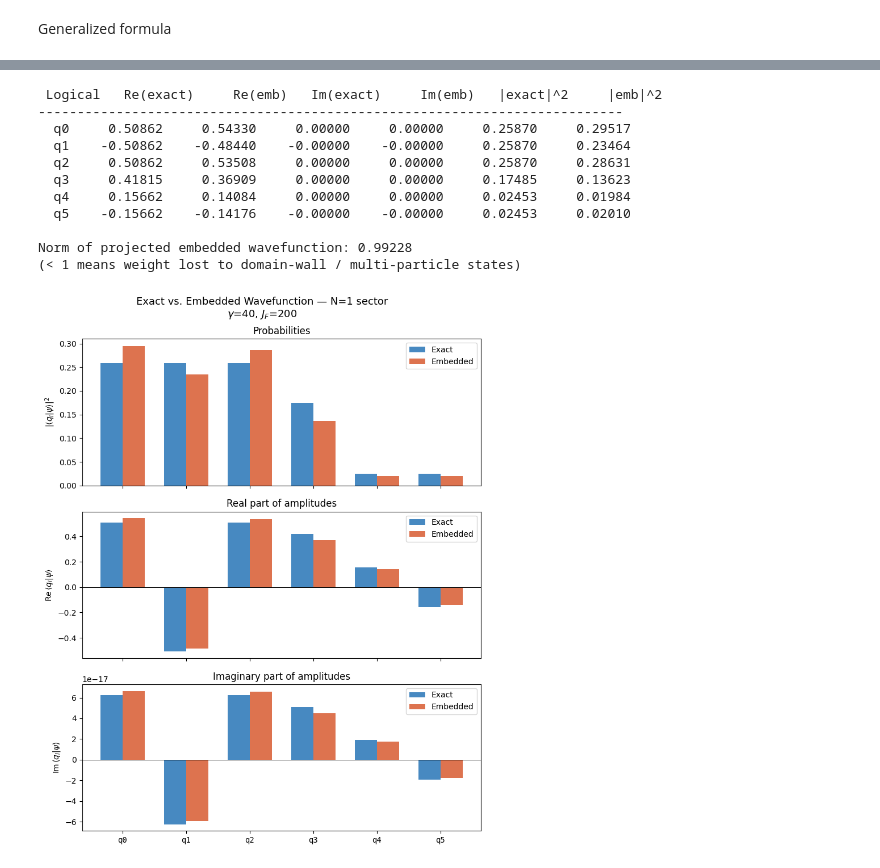
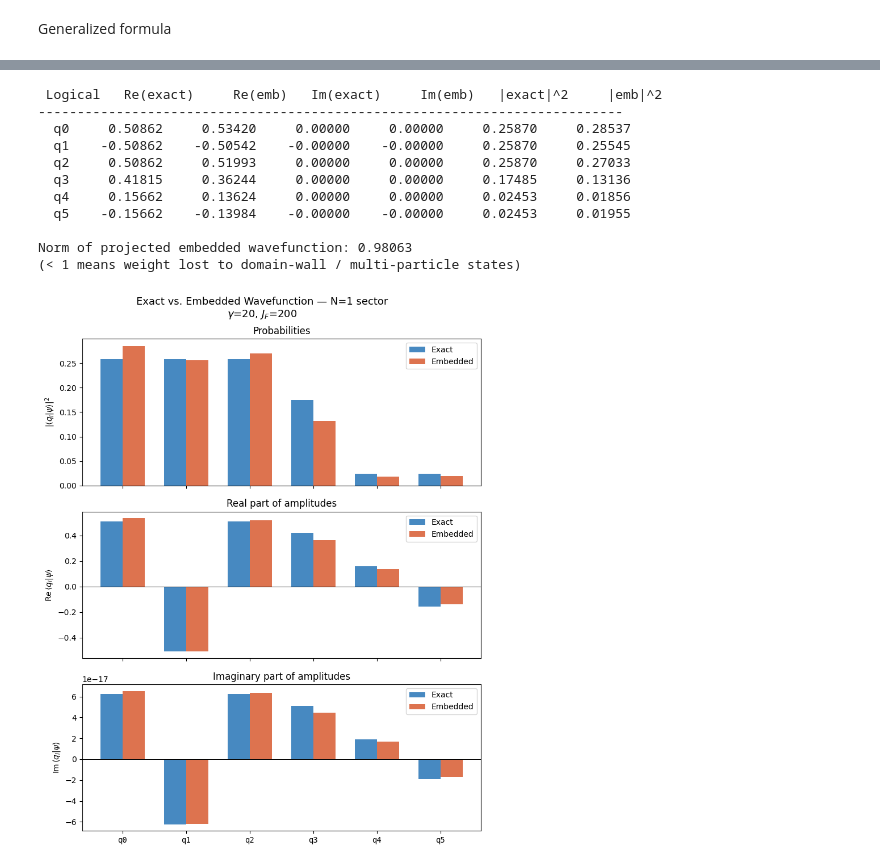
Before and after one commit to emacosta95/Gadget4NSMForQuantumSimulators, a Jupyter notebook: DWAVEembedding.ipynb, the cells around one changed output, grey strips where cells are left out. Drawn from its saved outputs; the diff is of its cells as text; code cells hidden in the pictures.

Commit message:
numerically the method works when we encode the o18, we need to test the case with larger qubit chains

```diff
--- a/DWAVEembedding.ipynb
+++ b/DWAVEembedding.ipynb
@@ -516,7 +516,7 @@ from ManyBodyQutip.qutip_class import SpinOperator, SpinHamiltonian
 import numpy as np
 from collections import defaultdict
 
-gamma = 40
+gamma = 20
 J_F = 200
 n_physical = 8
 N_tot = 1
@@ -602,6 +602,7 @@ for logical in range(6):
 H_diagonal = 0.0
 for logical, chain in chains.items():
     k = len(chain)
+    print(f"Logical qubit {logical} has chain {chain} with length {k}")
     eps = diagonal_elements[logical] / (gamma * k)
     for phys in chain:
         H_diagonal += SpinOperator(
@@ -616,14 +617,9 @@ H_constraint = hamiltonian_zz + hamiltonian_z + gamma * (N_tot**2) * identity
 H_ferro = 0.0
 for a, b in intra_edges:
     H_ferro += SpinOperator(
-        [("qz", a, "qz", b)], coupling=[-4 * J_F], size=n_physical, verbose=0
+        [("z", a, "z", b)], coupling=[-J_F], size=n_physical, verbose=0
     ).qutip_op
-    H_ferro += SpinOperator(
-        [("qz", a)], coupling=[2 * J_F], size=n_physical, verbose=0
-    ).qutip_op
-    H_ferro += SpinOperator(
-        [("qz", b)], coupling=[2 * J_F], size=n_physical, verbose=0
-    ).qutip_op
+
     H_ferro += (-J_F) * identity
 
 
@@ -841,12 +837,14 @@ d_phys = np.zeros(n_physical)
 for logical, chain in chains.items():
     k = len(chain)
     d_logical = d_opt[logical] / np.sqrt(2)
-    magnitude = (np.abs(d_logical) ** (1 / k)) * (J_F ** ((k - 1) / k))
+    magnitude = (np.abs(d_logical) ** (1 / k)) * ((J_F) ** ((k - 1) / k))
     for i, phys in enumerate(chain):
-        if i == 0:
+        if k == 1:
+            d_phys[phys] = d_logical  # no perturbation, keep sign directly
+        elif i < k - 1:
             d_phys[phys] = +magnitude
         else:
-            d_phys[phys] = -np.sign(d_logical) * magnitude  # sign on one qubit only
+            d_phys[phys] = -np.sign(d_logical) * magnitude
 # transverse field on physical qubits
 transverse_hamiltonian = 0.0
 for phys_idx in range(n_physical):
@@ -992,4 +908,19 @@ for l in range(logical_qubits):
 # %%
+def qutip_idx(occupied_qubits, n_qubits):
+    """
+    Given a list of occupied qubit indices and total number of qubits,
+    return the index in the QuTiP state vector.
+    QuTiP uses MSB convention: qubit 0 is the most significant bit.
+    e.g. n=6, occupied=[0] -> bitstring 100000 -> index 32
+         n=6, occupied=[5] -> bitstring 000001 -> index 1
+         n=8, occupied=[2,3] -> bitstring 00110000 -> index 48
+    """
+    idx = 0
+    for q in occupied_qubits:
+        idx += 1 << (n_qubits - 1 - q)
+    return idx
+
+
 # === Full wavefunction comparison: amplitudes ===
 
 # --- Exact amplitudes (phase-aligned to largest component) ---
@@ -1046,38 +977,38 @@ axes[0].set_title("Probabilities")
 axes[0].legend()
 
 axes[1].bar(x - w / 2, exact_amps.real, w, color=CLR_E, alpha=0.85, label="Exact")
 axes[1].bar(x + w / 2, emb_amps.real, w, color=CLR_M, alpha=0.85, label="Embedded")
 axes[1].axhline(0, color="k", linewidth=0.7)
 axes[1].set_ylabel(r"$\mathrm{Re}\,\langle q_l|\psi\rangle$")
 axes[1].set_title("Real part of amplitudes")
 axes[1].legend()
 
 axes[2].bar(x - w / 2, exact_amps.imag, w, color=CLR_E, alpha=0.85, label="Exact")
 axes[2].bar(x + w / 2, emb_amps.imag, w, color=CLR_M, alpha=0.85, label="Embedded")
 axes[2].axhline(0, color="k", linewidth=0.7)
 axes[2].set_ylabel(r"$\mathrm{Im}\,\langle q_l|\psi\rangle$")
 axes[2].set_title("Imaginary part of amplitudes")
 axes[2].legend()
 
 axes[-1].set_xticks(x)
 axes[-1].set_xticklabels(labels, fontfamily="monospace")
 fig.suptitle(
     f"Exact vs. Embedded Wavefunction — N=1 sector\n" f"$\\gamma$={gamma}, $J_F$={J_F}",
     fontsize=13,
 )
 plt.tight_layout()
 plt.savefig("wavefunction_comparison.pdf", bbox_inches="tight")
 plt.show()
 # %% [output]
  Logical   Re(exact)     Re(emb)   Im(exact)     Im(emb)   |exact|^2     |emb|^2
 ---------------------------------------------------------------------------
-  q0     0.50862     0.54330     0.00000     0.00000     0.25870     0.29517
-  q1    -0.50862    -0.48440    -0.00000    -0.00000     0.25870     0.23464
-  q2     0.50862     0.53508     0.00000     0.00000     0.25870     0.28631
-  q3     0.41815     0.36909     0.00000     0.00000     0.17485     0.13623
-  q4     0.15662     0.14084     0.00000     0.00000     0.02453     0.01984
-  q5    -0.15662    -0.14176    -0.00000    -0.00000     0.02453     0.02010
+  q0     0.50862     0.53420     0.00000     0.00000     0.25870     0.28537
+  q1    -0.50862    -0.50542    -0.00000    -0.00000     0.25870     0.25545
+  q2     0.50862     0.51993     0.00000     0.00000     0.25870     0.27033
+  q3     0.41815     0.36244     0.00000     0.00000     0.17485     0.13136
+  q4     0.15662     0.13624     0.00000     0.00000     0.02453     0.01856
+  q5    -0.15662    -0.13984    -0.00000    -0.00000     0.02453     0.01955
 
-Norm of projected embedded wavefunction: 0.99228
+Norm of projected embedded wavefunction: 0.98063
 (< 1 means weight lost to domain-wall / multi-particle states)
-[figure, old version]
+[figure, new version]
```
Also changed, not shown: parts of 13 cells of this notebook, 6 other files.
